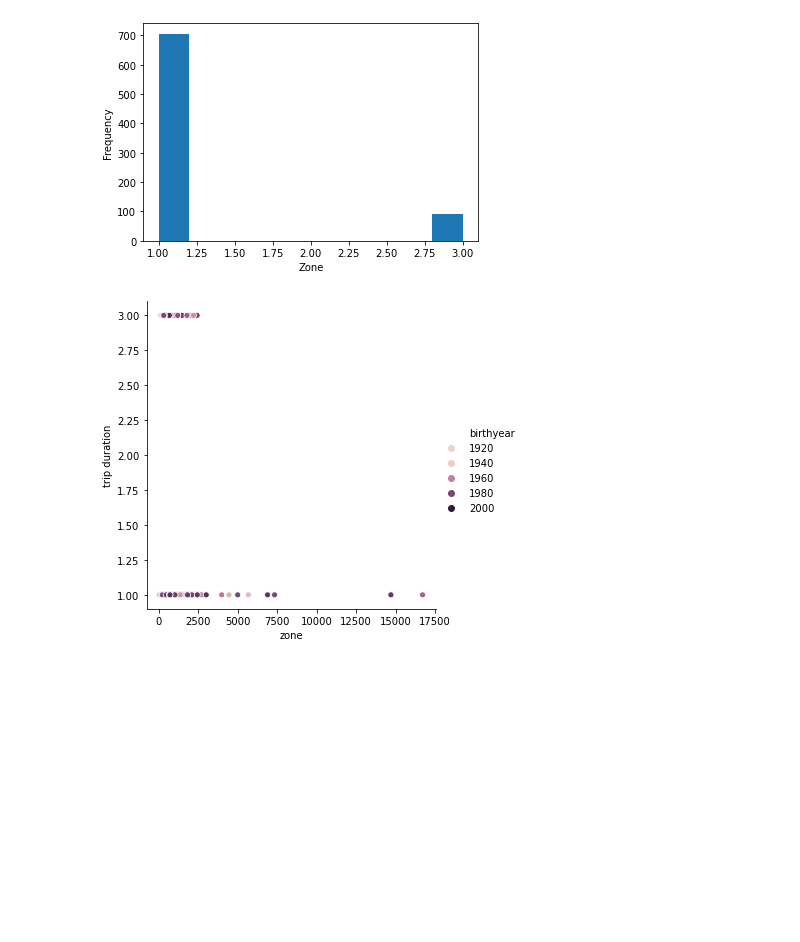
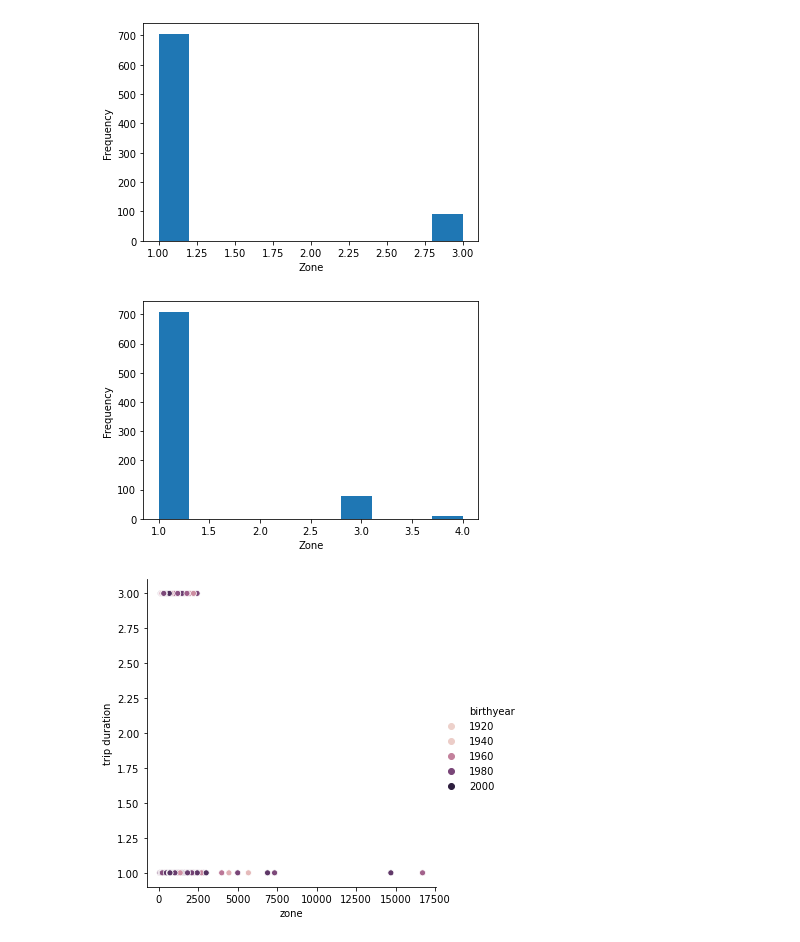
Before and after one commit to ariannacurillo/info2950-finalproject, a Jupyter notebook: phase4.ipynb, the cells around one changed output. Cells and saved outputs as stored; diff of their text form; code cells hidden in the pictures; blank space fills up the shorter version.

```diff
--- a/phase4.ipynb
+++ b/phase4.ipynb
@@ -285,3 +285,5 @@ biking_2013_routes.rename(columns={'boro':'Zone'}, inplace=True)
 biking_2013_routes.head(0)
 # %% [output]
 |  | Zone | start station latitude | start station longitude | index | tripduration | starttime | stoptime | ... |
+# %%
+biking_2016_routes = pd.merge(routes_subset, biking_2016_subset, how="right", on=["start station latitude","start station longitude"])
@@ -287,0 +299,3 @@ biking_2013_routes.head(0)
+# %%
+biking_2016_routes = biking_2016_routes.drop_duplicates()
+biking_2016_routes.head()
@@ -287,0 +309,5 @@ biking_2013_routes.head(0)
+# %%
+biking_2016_routes = biking_2016_routes.dropna()
+# %%
+biking_2016_routes.rename(columns={'boro':'Zone'}, inplace=True)
+biking_2016_routes.head(0)
@@ -292,6 +320,13 @@ plt.ylabel("Frequency")
 plt.show()
 # %% [output]
 [figure]
+# %%
+plt.hist(biking_2016_routes["Zone"])
+plt.xlabel("Zone")
+plt.ylabel("Frequency")
+plt.show()
+# %% [output]
+[figure, added]
 # %%
 sns.relplot(x="tripduration", y="Zone", hue="birthyear", data=biking_2013_routes)
 plt.xlabel("zone")
```
Also changed, not shown: parts of 43 cells of this notebook, 1 other file.
